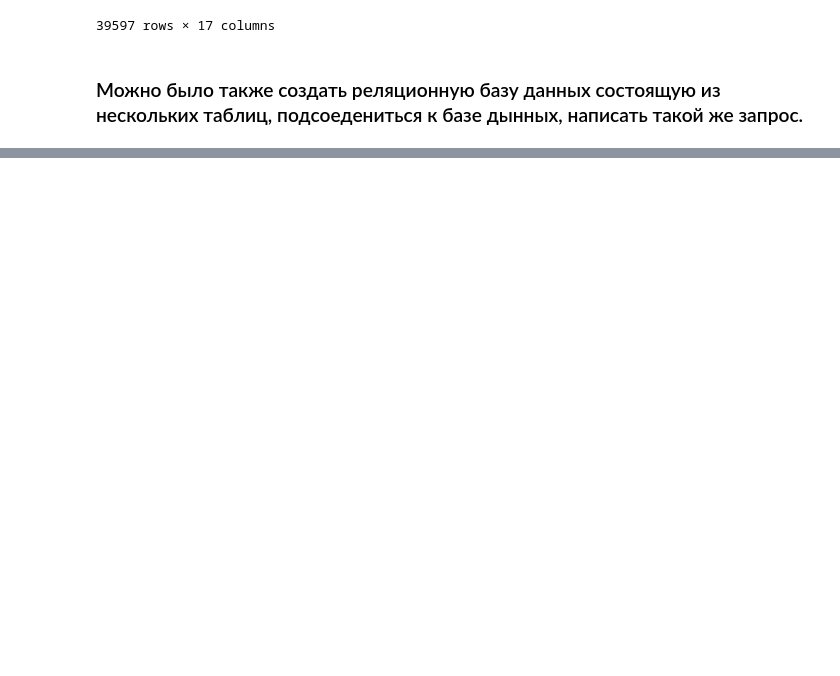
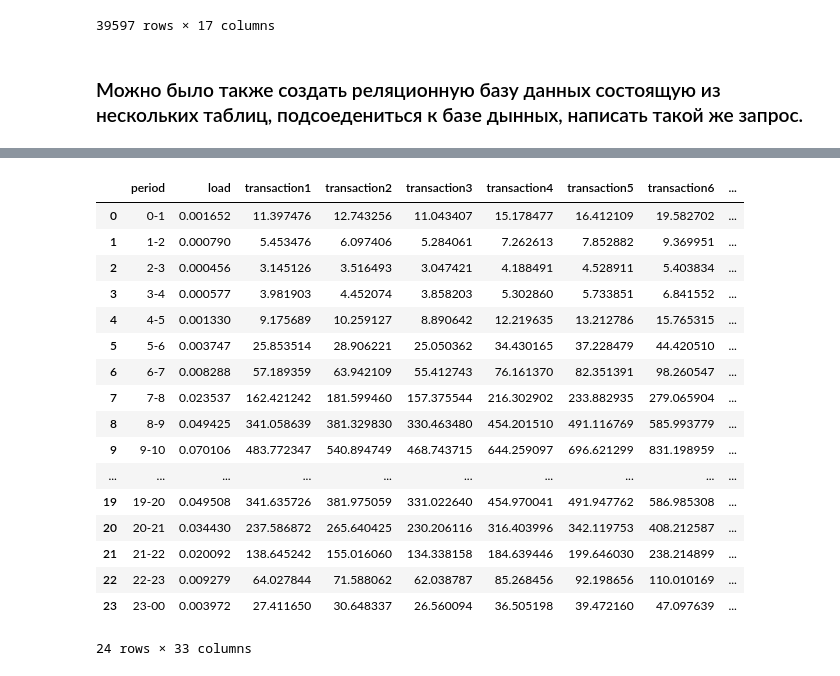
Before and after one commit to Jorshya/fin_analyst, a Jupyter notebook: Task.ipynb, the cells around one changed output, grey strips where cells are left out. Drawn from its saved outputs; the diff is of its cells as text; code cells hidden in the pictures; blank space fills up the shorter version.

```diff
--- a/Task.ipynb
+++ b/Task.ipynb
@@ -608,0 +646,10 @@ df_final_merge
+# %%
+#определяем переменные
+service_level = 0.8
+interval = 60
+asa = 20/60
+max_occupancy = 0.8
+aht = 4.8
+AR = 0.03 # (abandoned rate) процент звонков которые не будут обработаны
+# %%
+data_mnth['call_final_cnt'] = data_mnth['call_cnt']*(1-AR)
@@ -608,0 +690,21 @@ df_final_merge
+# %%
+data_day_load
+# %% [output]
+|  | period | load | transaction1 | transaction2 | transaction3 | transaction4 | transaction5 | transaction6 | ... |
+| 0 | 0-1 | 0.001652 | 11.397476 | 12.743256 | 11.043407 | 15.178477 | 16.412109 | 19.582702 | ... |
+| 1 | 1-2 | 0.000790 | 5.453476 | 6.097406 | 5.284061 | 7.262613 | 7.852882 | 9.369951 | ... |
+| 2 | 2-3 | 0.000456 | 3.145126 | 3.516493 | 3.047421 | 4.188491 | 4.528911 | 5.403834 | ... |
+| 3 | 3-4 | 0.000577 | 3.981903 | 4.452074 | 3.858203 | 5.302860 | 5.733851 | 6.841552 | ... |
+| 4 | 4-5 | 0.001330 | 9.175689 | 10.259127 | 8.890642 | 12.219635 | 13.212786 | 15.765315 | ... |
+| 5 | 5-6 | 0.003747 | 25.853514 | 28.906221 | 25.050362 | 34.430165 | 37.228479 | 44.420510 | ... |
+| 6 | 6-7 | 0.008288 | 57.189359 | 63.942109 | 55.412743 | 76.161370 | 82.351391 | 98.260547 | ... |
+| 7 | 7-8 | 0.023537 | 162.421242 | 181.599460 | 157.375544 | 216.302902 | 233.882935 | 279.065904 | ... |
+| 8 | 8-9 | 0.049425 | 341.058639 | 381.329830 | 330.463480 | 454.201510 | 491.116769 | 585.993779 | ... |
+| 9 | 9-10 | 0.070106 | 483.772347 | 540.894749 | 468.743715 | 644.259097 | 696.621299 | 831.198959 | ... |
+| ... | ... | ... | ... | ... | ... | ... | ... | ... | ... |
+| 19 | 19-20 | 0.049508 | 341.635726 | 381.975059 | 331.022640 | 454.970041 | 491.947762 | 586.985308 | ... |
+| 20 | 20-21 | 0.034430 | 237.586872 | 265.640425 | 230.206116 | 316.403996 | 342.119753 | 408.212587 | ... |
+| 21 | 21-22 | 0.020092 | 138.645242 | 155.016060 | 134.338158 | 184.639446 | 199.646030 | 238.214899 | ... |
+| 22 | 22-23 | 0.009279 | 64.027844 | 71.588062 | 62.038787 | 85.268456 | 92.198656 | 110.010169 | ... |
+| 23 | 23-00 | 0.003972 | 27.411650 | 30.648337 | 26.560094 | 36.505198 | 39.472160 | 47.097639 | ... |
+24 rows × 33 columns
```
Also changed, not shown: parts of 21 cells of this notebook.
